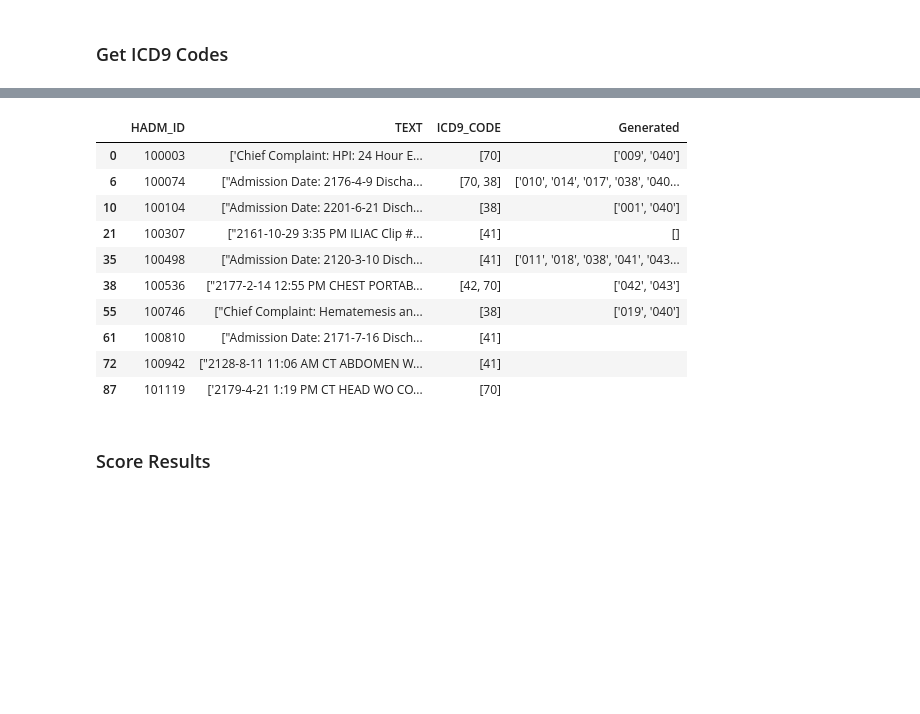
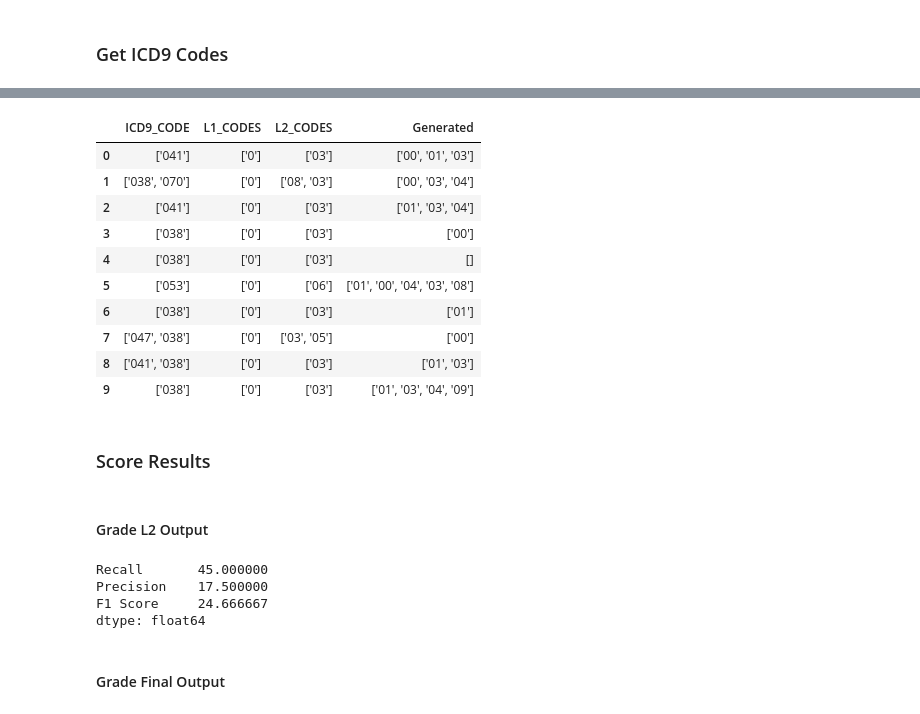
Before and after one commit to zso3n3n/mimic-iii-medcode-azure, a Jupyter notebook: medical_coding.ipynb, the cells around one changed output, grey strips where cells are left out. Cells and saved outputs as stored; diff of their text form; code cells hidden in the pictures; blank space fills up the shorter version.

```diff
--- a/medical_coding.ipynb
+++ b/medical_coding.ipynb
@@ -24,7 +26,7 @@ https://medcode-aoai-useast.openai.azure.com/
 ### Data Prep
 # %%
 # df = transform_data("data/") # Only re-run if change in preparation logic
-df = pd.read_csv("data/joined/dataset_single_001_279.csv.gz")
+df = pd.read_csv("data/joined/dataset_single_001_088.csv.gz")
 print(df.shape)
-display(df.head(5))
+display(df.dtypes)
 # %% [output]
@@ -51,0 +38,15 @@ print(slim_df.shape)
+# %%
+# Get L1 and L2 codes for grading purposes
+
+def get_parent_codes(code_tree, codes):
+    code_list = ast.literal_eval(codes)
+    parent_codes = []
+    for code in code_list:
+        parent_codes.append(code_tree.find_by_name(code).parent.name)
+
+    parent_codes = list(set(parent_codes))
+    return str(parent_codes)
+
+df['L2_CODES'] = df['ICD9_CODE'].apply(lambda x: get_parent_codes(code_tree, x))
+df['L1_CODES'] = df['L2_CODES'].apply(lambda x: get_parent_codes(code_tree, x))
+display(df[['ICD9_CODE', 'L2_CODES', 'L1_CODES']].head(5))
@@ -51,0 +60,3 @@ print(slim_df.shape)
+# %%
+slim_df = df[0:10]
+print(slim_df.shape)
@@ -126,7 +139,7 @@ def get_codes_for_note(parent_code, tree, note):
     logger.info(f"Parent Code: {parent_code} | Found: {codes}")
     logger.info(f"Prompt: {prompt}")
 
-    if all(len(i) == 3 for i in codes):
+    if all(len(i) == 2 for i in codes):
         return codes
     else:
         return list(map(functools.partial(get_codes_for_note, tree=tree, note=note), codes))
@@ -191,17 +187,17 @@ AttributeError: 'NoneType' object has no attribute 'children'
 # %%
-display(slim_df.head(20))
+display(slim_df[['ICD9_CODE','L1_CODES','L2_CODES', 'Generated']].head(10))
 # %% [output]
-|  | HADM_ID | TEXT | ICD9_CODE | Generated |
-| 0 | 100003 | ['Chief Complaint: HPI: 24 Hour E... | [70] | ['009', '040'] |
-| 6 | 100074 | ["Admission Date: 2176-4-9 Discha... | [70, 38] | ['010', '014', '017', '038', '040... |
-| 10 | 100104 | ["Admission Date: 2201-6-21 Disch... | [38] | ['001', '040'] |
-| 21 | 100307 | ["2161-10-29 3:35 PM ILIAC Clip #... | [41] | [] |
-| 35 | 100498 | ["Admission Date: 2120-3-10 Disch... | [41] | ['011', '018', '038', '041', '043... |
-| 38 | 100536 | ["2177-2-14 12:55 PM CHEST PORTAB... | [42, 70] | ['042', '043'] |
-| 55 | 100746 | ["Chief Complaint: Hematemesis an... | [38] | ['019', '040'] |
-| 61 | 100810 | ["Admission Date: 2171-7-16 Disch... | [41] |  |
-| 72 | 100942 | ["2128-8-11 11:06 AM CT ABDOMEN W... | [41] |  |
-| 87 | 101119 | ['2179-4-21 1:19 PM CT HEAD WO CO... | [70] |  |
+|  | ICD9_CODE | L1_CODES | L2_CODES | Generated |
+| 0 | ['041'] | ['0'] | ['03'] | ['00', '01', '03'] |
+| 1 | ['038', '070'] | ['0'] | ['08', '03'] | ['00', '03', '04'] |
+| 2 | ['041'] | ['0'] | ['03'] | ['01', '03', '04'] |
+| 3 | ['038'] | ['0'] | ['03'] | ['00'] |
+| 4 | ['038'] | ['0'] | ['03'] | [] |
+| 5 | ['053'] | ['0'] | ['06'] | ['01', '00', '04', '03', '08'] |
+| 6 | ['038'] | ['0'] | ['03'] | ['01'] |
+| 7 | ['047', '038'] | ['0'] | ['03', '05'] | ['00'] |
+| 8 | ['041', '038'] | ['0'] | ['03'] | ['01', '03'] |
+| 9 | ['038'] | ['0'] | ['03'] | ['01', '03', '04', '09'] |
 # %% [markdown]
 ### Score Results
 # %%
@@ -231,3 +241,20 @@ def precision_score(truth, generated):
+# %% [markdown]
+#### Grade L2 Output
+# %%
+results = pd.DataFrame()
+
+results['ICD9_CODE'] = slim_df['ICD9_CODE'].apply(format_icd9)
+results['Recall'] = slim_df.apply(lambda x: recall_score(x['L2_CODES'], x['Generated']), axis=1)
+results['Precision'] = slim_df.apply(lambda x: precision_score(x['L2_CODES'], x['Generated']), axis=1)
+results['F1 Score'] = slim_df.apply(lambda x: f1_score(x['L2_CODES'], x['Generated']), axis=1)
+display(results[['Recall', 'Precision', 'F1 Score']].mean(axis=0)*100)
+# %% [output]
+Recall       45.000000
+Precision    17.500000
+F1 Score     24.666667
+dtype: float64
+# %% [markdown]
+#### Grade Final Output
 # %%
 results = pd.DataFrame()
 results = slim_df.copy().dropna()
```
Also changed, not shown: parts of 13 cells of this notebook, 2 other files.
